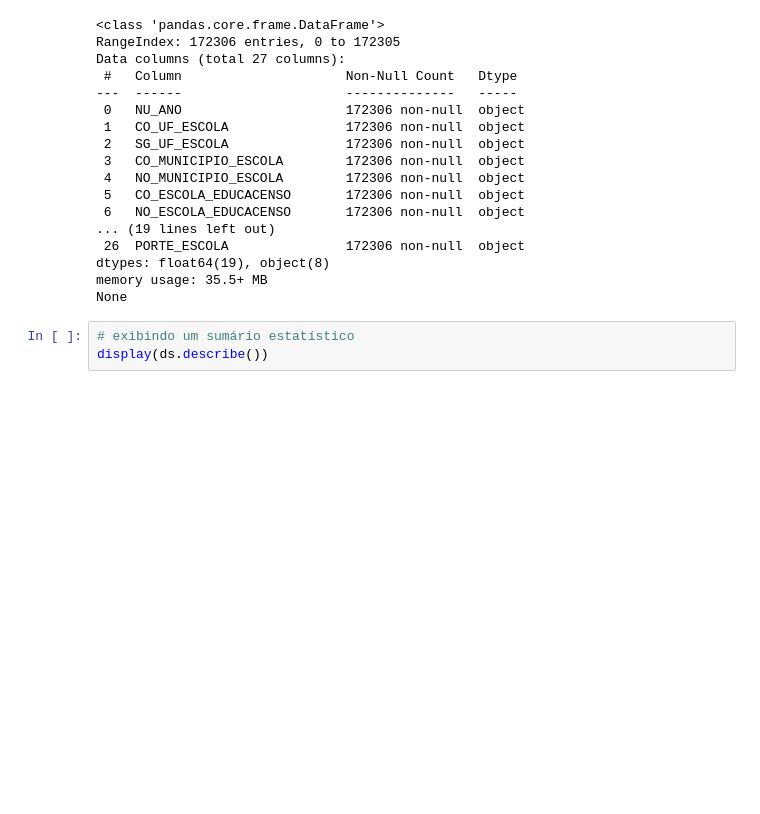
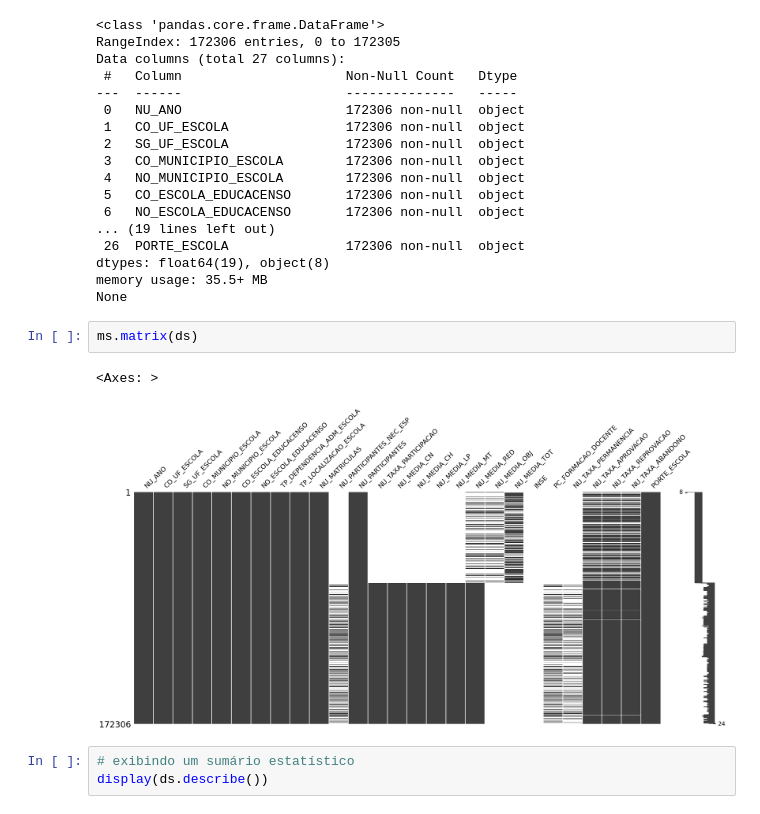
Before and after one commit to alexfaia/PUCRIO-MVP1, a Jupyter notebook: MVP1_alexfaia1.ipynb, the cells around one changed output. Drawn from its saved outputs; the diff is of its cells as text; blank space fills up the shorter version.

```diff
--- a/MVP1_alexfaia1.ipynb
+++ b/MVP1_alexfaia1.ipynb
@@ -234,6 +234,11 @@ Data columns (total 27 columns):
 dtypes: float64(19), object(8)
 memory usage: 35.5+ MB
 None
+# %%
+ms.matrix(ds)
+# %% [output]
+<Axes: >
+[figure, added]
 # %%
 # exibindo um sumário estatístico
 display(ds.describe())
```
